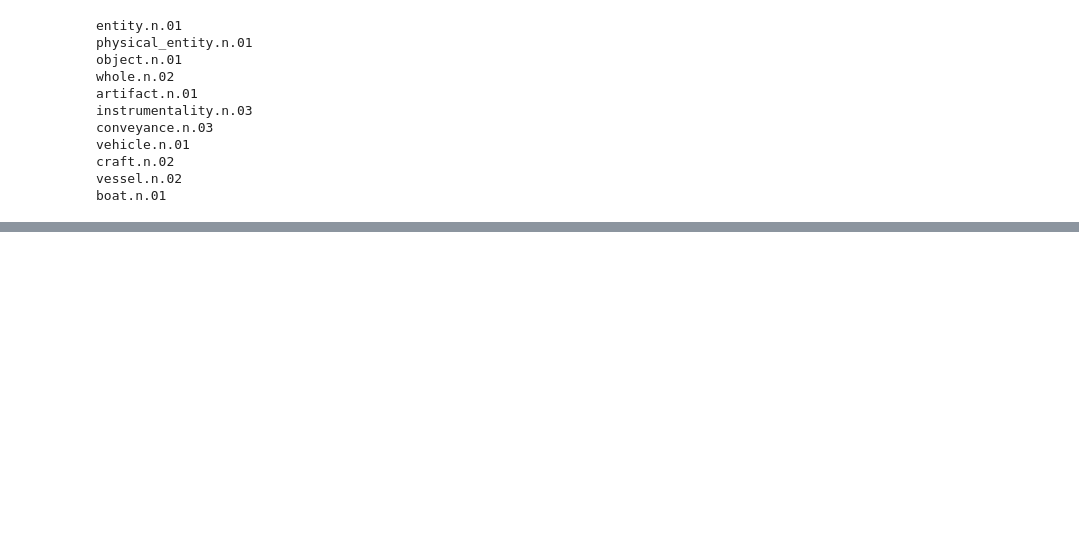
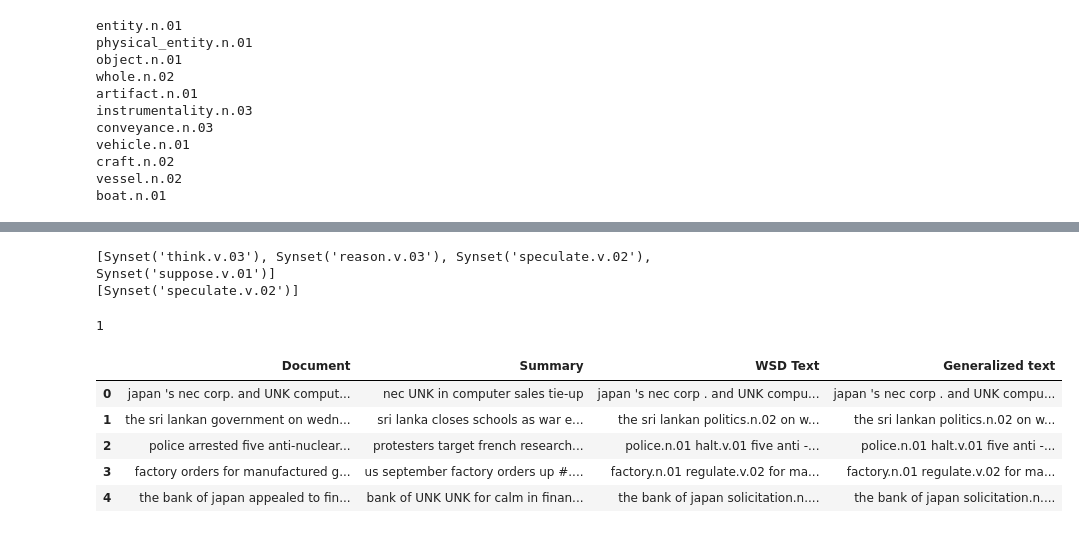
Before and after one commit to pratiksrm99/Abstractive_Text_Summerization, a Jupyter notebook: Abstractive_TS.ipynb, the cells around one changed output, grey strips where cells are left out. Saved outputs shown, nothing was run; the diff lists cells and outputs as text; code cells hidden in the pictures; blank space fills up the shorter version.

Commit message:
feat: Update WSD Text and identify generalizable text

```diff
--- a/Abstractive_TS.ipynb
+++ b/Abstractive_TS.ipynb
@@ -110,7 +121,12 @@ df.head()
 # %%
-wn.synset("suppose.v.01").hypernym_paths()[0]
+print(wn.synset("suppose.v.01").hypernym_paths()[0])
+print(wn.synset("suppose.v.01").hypernyms())
+# %% [output]
+[Synset('think.v.03'), Synset('reason.v.03'), Synset('speculate.v.02'), Synset('suppose.v.01')]
+[Synset('speculate.v.02')]
 # %%
 a = df['WSD Text'].str.cat(sep=' ')
 test_list = re.findall("[\w]+\..{1}\..{2}",a)
 word_dist = FreqDist(test_list)
-word_dist['river.n.01']
+# %% [output]
+1
@@ -119,0 +133,21 @@ thetha_f = 100
+# %%
+thetha_d = 3
+thetha_f = 100
+
+def to_generalize(sent,thetha_d,thetha_f,word_dist):
+  word_lst = [word for word in re.findall('\w]+\..{1}\..{2}', sent) \
+              if (word_dist[word] < thetha_f) and (len(wn.synset(word).hypernym_paths()[0]) > thetha_d)]
+
+  for i in word_lst:
+    sent = sent.replace(i, wn.synset(i).hypernyms())
+  return sent
+# %%
+df["Generalized text"] = df["WSD Text"].map(lambda x: to_generalize(x,thetha_d,thetha_f,word_dist))
+df.head()
+# %% [output]
+|  | Document | Summary | WSD Text | Generalized text |
+| 0 | japan 's nec corp. and UNK comput... | nec UNK in computer sales tie-up | japan 's nec corp . and UNK compu... | japan 's nec corp . and UNK compu... |
+| 1 | the sri lankan government on wedn... | sri lanka closes schools as war e... | the sri lankan politics.n.02 on w... | the sri lankan politics.n.02 on w... |
+| 2 | police arrested five anti-nuclear... | protesters target french research... | police.n.01 halt.v.01 five anti -... | police.n.01 halt.v.01 five anti -... |
+| 3 | factory orders for manufactured g... | us september factory orders up #.... | factory.n.01 regulate.v.02 for ma... | factory.n.01 regulate.v.02 for ma... |
+| 4 | the bank of japan appealed to fin... | bank of UNK UNK for calm in finan... | the bank of japan solicitation.n.... | the bank of japan solicitation.n.... |
```
Also changed, not shown: parts of 7 cells of this notebook.
